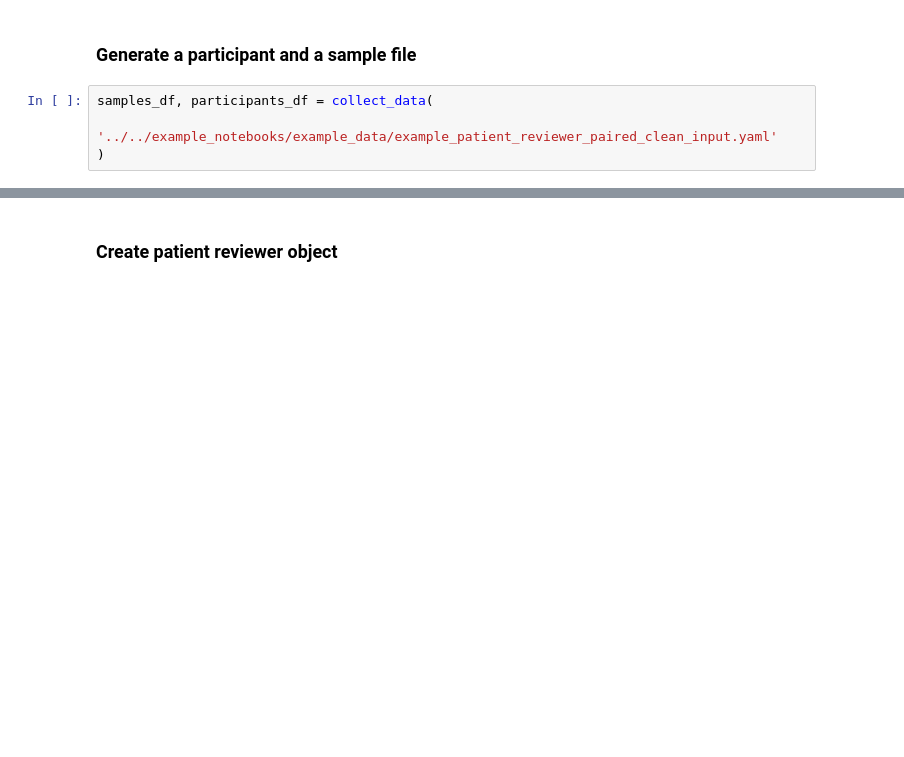
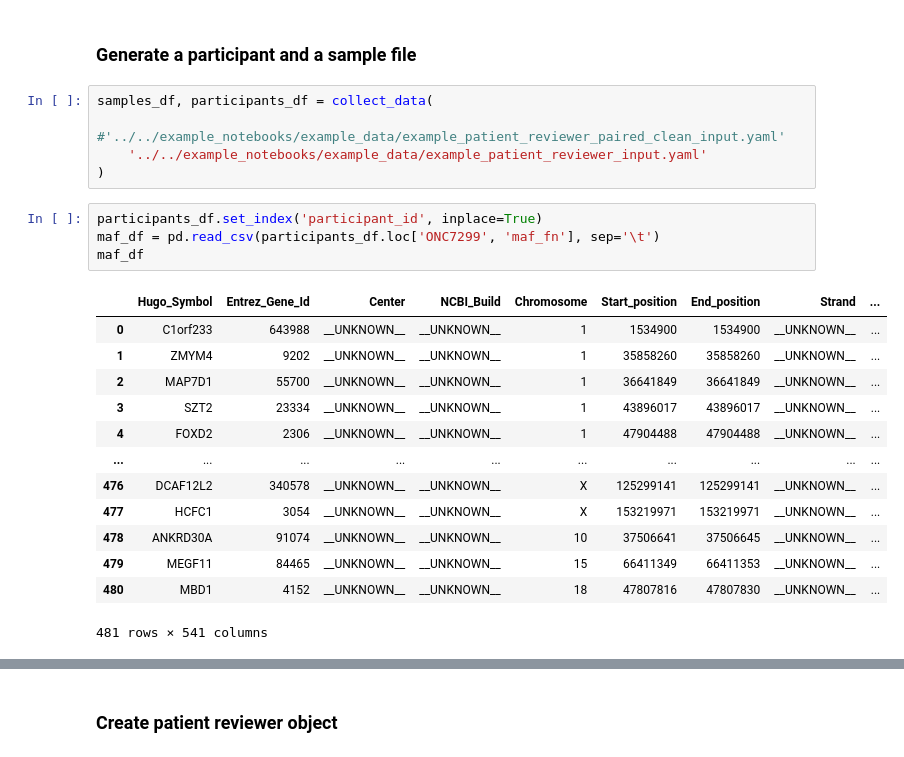
Before and after one commit to getzlab/AnnoMate, a Jupyter notebook: JupyterReviewer/Reviewers/UserPatientReviewer.ipynb, the cells around one changed output, grey strips where cells are left out. Drawn from its saved outputs; the diff is of its cells as text; blank space fills up the shorter version.

Commit message:
update pran yaml file

```diff
--- a/JupyterReviewer/Reviewers/UserPatientReviewer.ipynb
+++ b/JupyterReviewer/Reviewers/UserPatientReviewer.ipynb
@@ -22,5 +22,24 @@ from dash.dependencies import Input, Output, State
 ### Generate a participant and a sample file
 # %%
 samples_df, participants_df = collect_data(
-    '../../example_notebooks/example_data/example_patient_reviewer_paired_clean_input.yaml'
+    #'../../example_notebooks/example_data/example_patient_reviewer_paired_clean_input.yaml'
+    '../../example_notebooks/example_data/example_patient_reviewer_input.yaml'
 )
+# %%
+participants_df.set_index('participant_id', inplace=True)
+maf_df = pd.read_csv(participants_df.loc['ONC7299', 'maf_fn'], sep='\t')
+maf_df
+# %% [output]
+|  | Hugo_Symbol | Entrez_Gene_Id | Center | NCBI_Build | Chromosome | Start_position | End_position | Strand | ... |
+| 0 | C1orf233 | 643988 | __UNKNOWN__ | __UNKNOWN__ | 1 | 1534900 | 1534900 | __UNKNOWN__ | ... |
+| 1 | ZMYM4 | 9202 | __UNKNOWN__ | __UNKNOWN__ | 1 | 35858260 | 35858260 | __UNKNOWN__ | ... |
+| 2 | MAP7D1 | 55700 | __UNKNOWN__ | __UNKNOWN__ | 1 | 36641849 | 36641849 | __UNKNOWN__ | ... |
+| 3 | SZT2 | 23334 | __UNKNOWN__ | __UNKNOWN__ | 1 | 43896017 | 43896017 | __UNKNOWN__ | ... |
+| 4 | FOXD2 | 2306 | __UNKNOWN__ | __UNKNOWN__ | 1 | 47904488 | 47904488 | __UNKNOWN__ | ... |
+| ... | ... | ... | ... | ... | ... | ... | ... | ... | ... |
+| 476 | DCAF12L2 | 340578 | __UNKNOWN__ | __UNKNOWN__ | X | 125299141 | 125299141 | __UNKNOWN__ | ... |
+| 477 | HCFC1 | 3054 | __UNKNOWN__ | __UNKNOWN__ | X | 153219971 | 153219971 | __UNKNOWN__ | ... |
+| 478 | ANKRD30A | 91074 | __UNKNOWN__ | __UNKNOWN__ | 10 | 37506641 | 37506645 | __UNKNOWN__ | ... |
+| 479 | MEGF11 | 84465 | __UNKNOWN__ | __UNKNOWN__ | 15 | 66411349 | 66411353 | __UNKNOWN__ | ... |
+| 480 | MBD1 | 4152 | __UNKNOWN__ | __UNKNOWN__ | 18 | 47807816 | 47807830 | __UNKNOWN__ | ... |
+481 rows × 541 columns
```
Also changed, not shown: parts of 7 cells of this notebook, 4 other files.
